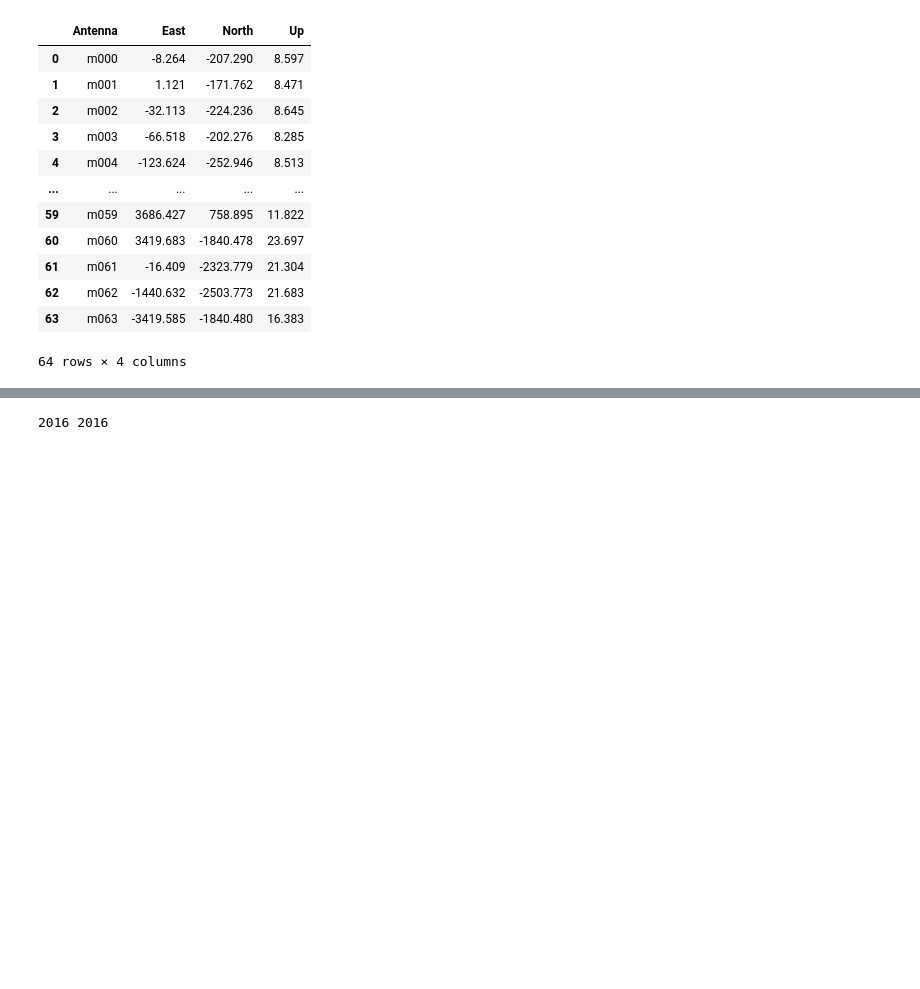
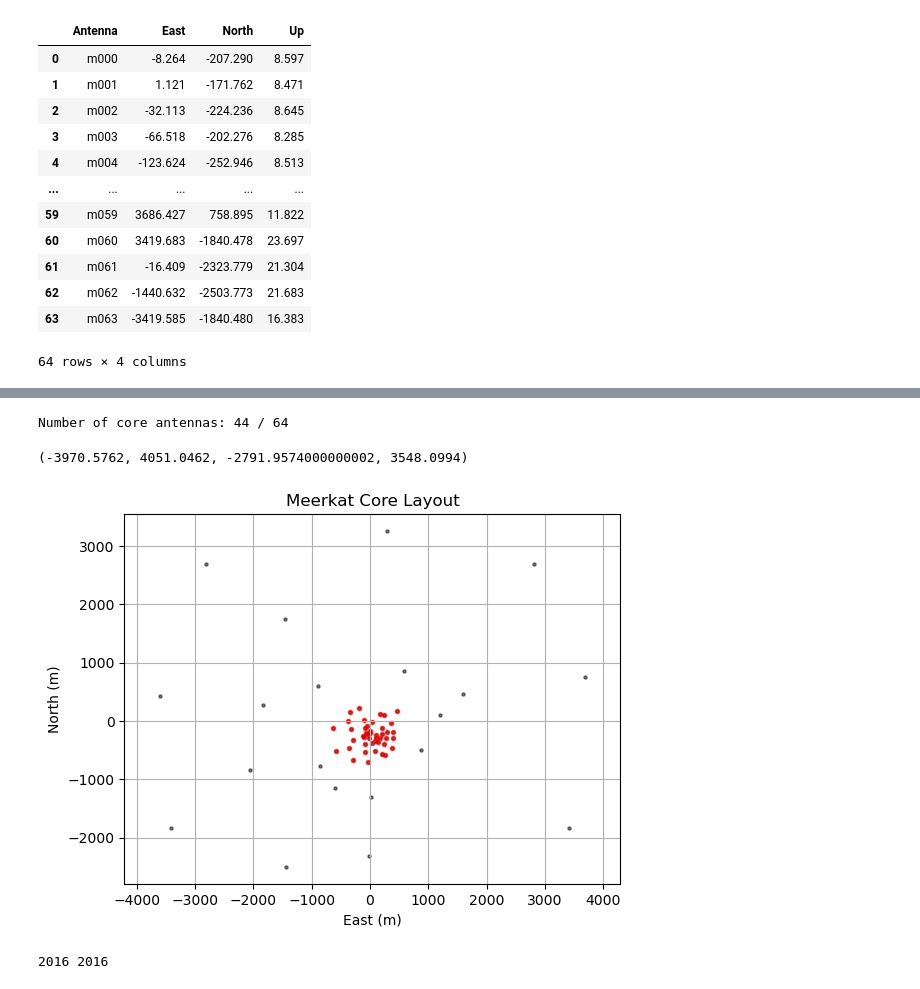
Before and after one commit to shubhagrawal30/crossLIM, a Jupyter notebook: interferometer/uv.ipynb, the cells around one changed output, grey strips where cells are left out. Drawn from its saved outputs; the diff is of its cells as text; code cells hidden in the pictures; blank space fills up the shorter version.

```diff
--- a/interferometer/uv.ipynb
+++ b/interferometer/uv.ipynb
@@ -26,2 +37,18 @@ df
+# %%
+core_idxs = (df['East']**2 + df['North']**2) < 1000**2
+print(f'Number of core antennas: {core_idxs.sum()} / {len(df)}')
+core = df[core_idxs]
+plt.figure()
+plt.scatter(df['East'], df['North'], s=5, c='k', alpha=0.5)
+plt.scatter(core['East'], core['North'], s=10, c='r', alpha=0.5)
+plt.xlabel('East (m)')
+plt.ylabel('North (m)')
+plt.title('Meerkat Core Layout')
+plt.grid()
+plt.axis('equal')
+# %% [output]
+Number of core antennas: 44 / 64
+(-3970.5762, 4051.0462, -2791.9574000000002, 3548.0994)
+[figure, added]
 # %%
 n_antennas = len(df)
```
Also changed, not shown: parts of 10 cells of this notebook, 2 other files.
